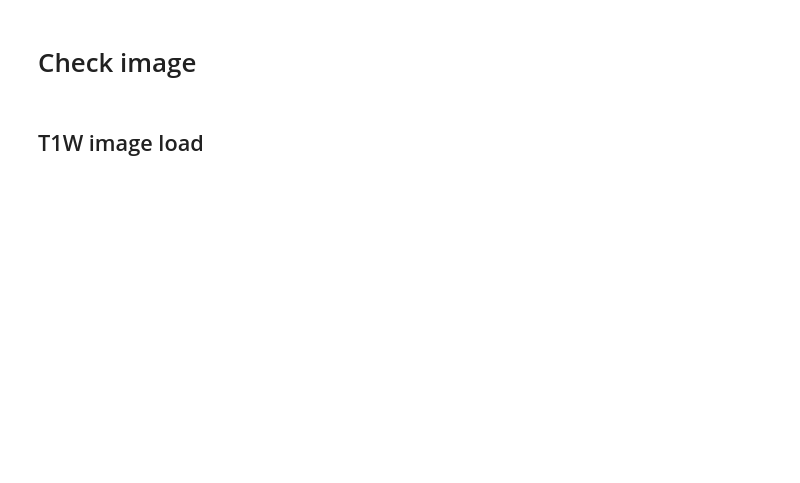
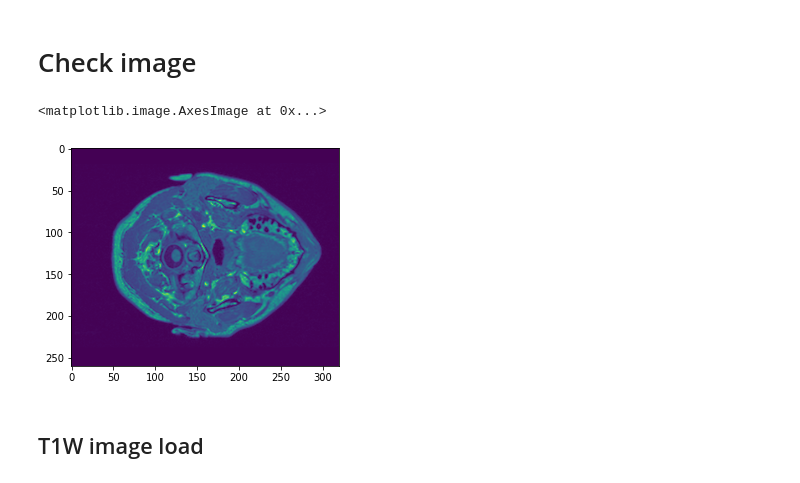
Before and after one commit to CM-Kim/unet_research, a Jupyter notebook: 01_png_to_numpy.ipynb, the cells around one changed output. Cells and saved outputs as stored; diff of their text form; code cells hidden in the pictures; blank space fills up the shorter version.

```diff
--- a/01_png_to_numpy.ipynb
+++ b/01_png_to_numpy.ipynb
@@ -11,11 +11,13 @@ import matplotlib.pyplot as plt
 # %%
 DATA_PATH = r"dataset\MRI_T1T2T2F_ROI"
 
 image = cv2.imread(os.path.join(DATA_PATH,os.listdir(DATA_PATH)[1]),cv2.IMREAD_GRAYSCALE)
-image = cv2.resize(image, dsize=(512, 512), interpolation=cv2.INTER_NEAREST)
 
 image = np.array(image)
-np.save("test",image)
+plt.imshow(image)
+# %% [output]
+<matplotlib.image.AxesImage at 0x...>
+[figure, added]
 # %%
 import matplotlib.pyplot as plt
 
```
Also changed, not shown: parts of 5 cells of this notebook, 9 other files.
